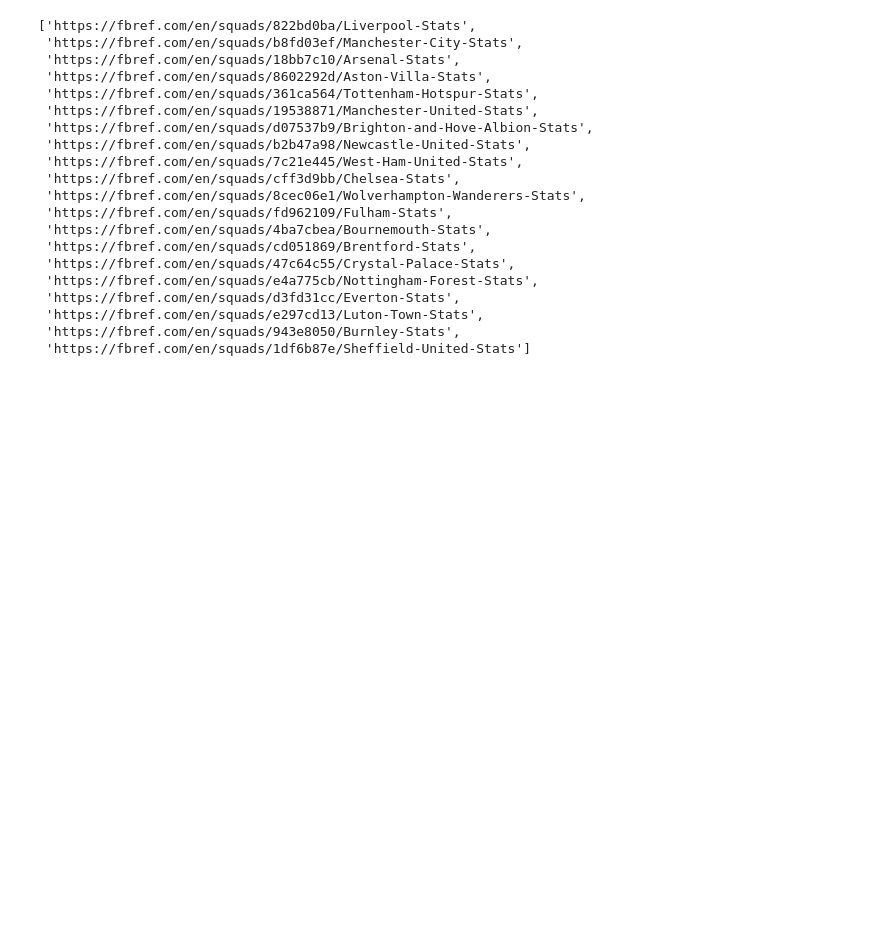
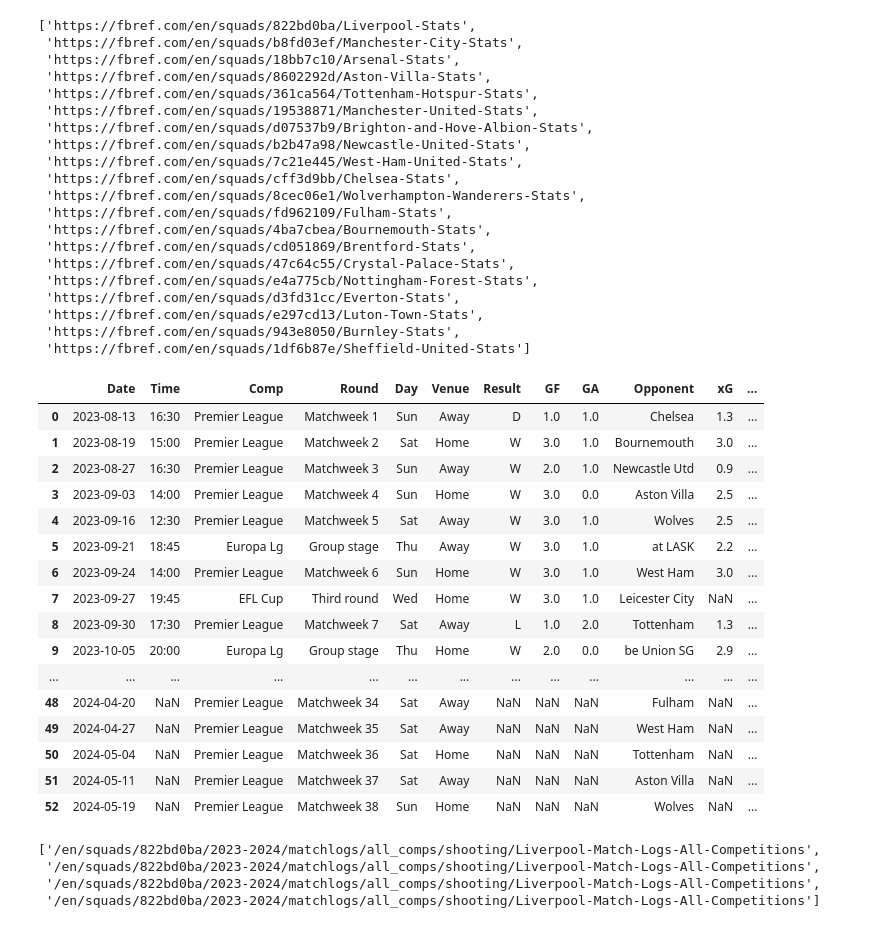
Before and after one commit to Bardakor/SportsSim, a Jupyter notebook: FirstNotebook.ipynb, the cells around one changed output. Cells and saved outputs as stored; diff of their text form; code cells hidden in the pictures; blank space fills up the shorter version.

```diff
--- a/FirstNotebook.ipynb
+++ b/FirstNotebook.ipynb
@@ -45,3 +45,27 @@ team_urls
 team_url = team_urls[0]
 # %%
 data = requests.get(team_url)
+# %%
+import pandas as pd
+
+matches = pd.read_html(data.text, match="Scores & Fixtures")
+# %%
+matches[0]
+# %% [output]
+|  | Date | Time | Comp | Round | Day | Venue | Result | GF | GA | Opponent | xG | ... |
+| 0 | 2023-08-13 | 16:30 | Premier League | Matchweek 1 | Sun | Away | D | 1.0 | 1.0 | Chelsea | 1.3 | ... |
+| 1 | 2023-08-19 | 15:00 | Premier League | Matchweek 2 | Sat | Home | W | 3.0 | 1.0 | Bournemouth | 3.0 | ... |
+| 2 | 2023-08-27 | 16:30 | Premier League | Matchweek 3 | Sun | Away | W | 2.0 | 1.0 | Newcastle Utd | 0.9 | ... |
+| 3 | 2023-09-03 | 14:00 | Premier League | Matchweek 4 | Sun | Home | W | 3.0 | 0.0 | Aston Villa | 2.5 | ... |
+| 4 | 2023-09-16 | 12:30 | Premier League | Matchweek 5 | Sat | Away | W | 3.0 | 1.0 | Wolves | 2.5 | ... |
+| 5 | 2023-09-21 | 18:45 | Europa Lg | Group stage | Thu | Away | W | 3.0 | 1.0 | at LASK | 2.2 | ... |
+| 6 | 2023-09-24 | 14:00 | Premier League | Matchweek 6 | Sun | Home | W | 3.0 | 1.0 | West Ham | 3.0 | ... |
+| 7 | 2023-09-27 | 19:45 | EFL Cup | Third round | Wed | Home | W | 3.0 | 1.0 | Leicester City | NaN | ... |
+| 8 | 2023-09-30 | 17:30 | Premier League | Matchweek 7 | Sat | Away | L | 1.0 | 2.0 | Tottenham | 1.3 | ... |
+| 9 | 2023-10-05 | 20:00 | Europa Lg | Group stage | Thu | Home | W | 2.0 | 0.0 | be Union SG | 2.9 | ... |
+| ... | ... | ... | ... | ... | ... | ... | ... | ... | ... | ... | ... | ... |
+| 48 | 2024-04-20 | NaN | Premier League | Matchweek 34 | Sat | Away | NaN | NaN | NaN | Fulham | NaN | ... |
+| 49 | 2024-04-27 | NaN | Premier League | Matchweek 35 | Sat | Away | NaN | NaN | NaN | West Ham | NaN | ... |
+| 50 | 2024-05-04 | NaN | Premier League | Matchweek 36 | Sat | Home | NaN | NaN | NaN | Tottenham | NaN | ... |
+| 51 | 2024-05-11 | NaN | Premier League | Matchweek 37 | Sat | Away | NaN | NaN | NaN | Aston Villa | NaN | ... |
+| 52 | 2024-05-19 | NaN | Premier League | Matchweek 38 | Sun | Home | NaN | NaN | NaN | Wolves | NaN | ... |
@@ -47,0 +80,7 @@ data = requests.get(team_url)
+# %%
+links
+# %% [output]
+['/en/squads/822bd0ba/2023-2024/matchlogs/all_comps/shooting/Liverpool-Match-Logs-All-Competitions',
+ '/en/squads/822bd0ba/2023-2024/matchlogs/all_comps/shooting/Liverpool-Match-Logs-All-Competitions',
+ '/en/squads/822bd0ba/2023-2024/matchlogs/all_comps/shooting/Liverpool-Match-Logs-All-Competitions',
+ '/en/squads/822bd0ba/2023-2024/matchlogs/all_comps/shooting/Liverpool-Match-Logs-All-Competitions']
```
Also changed, not shown: parts of 4 cells of this notebook.
